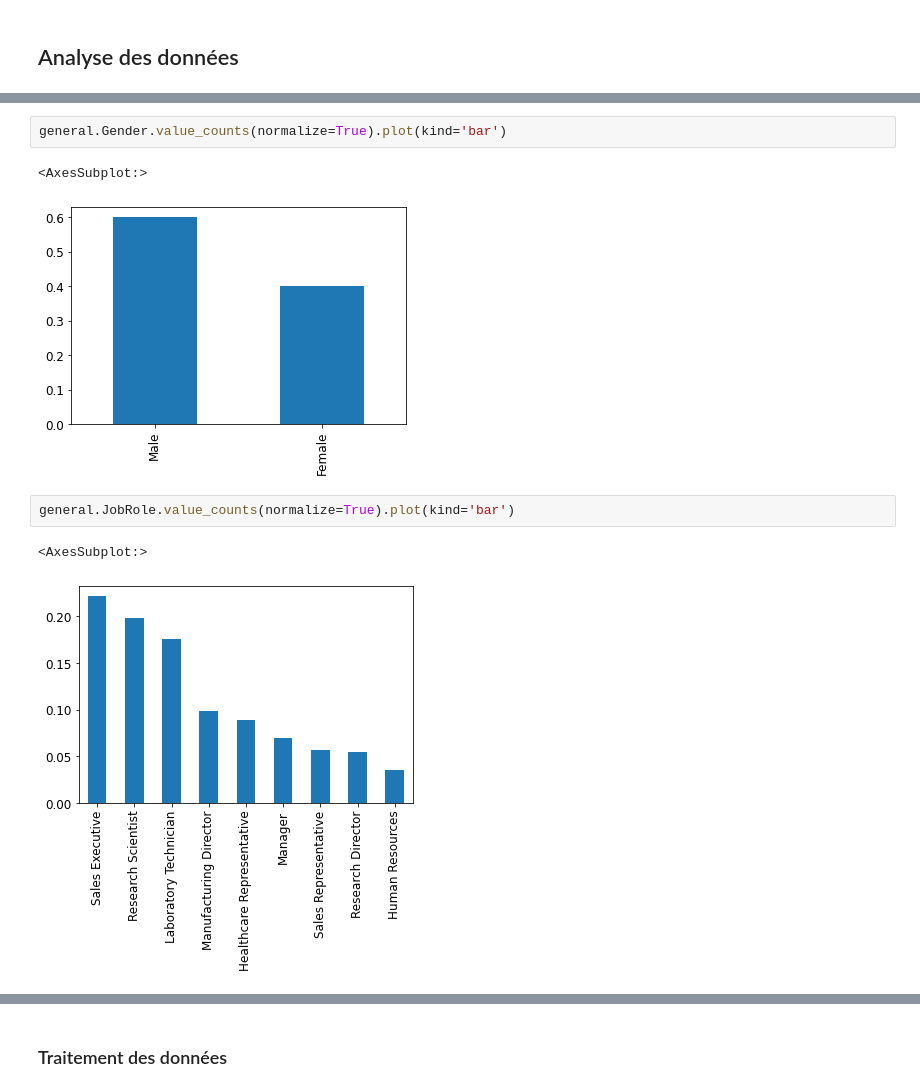
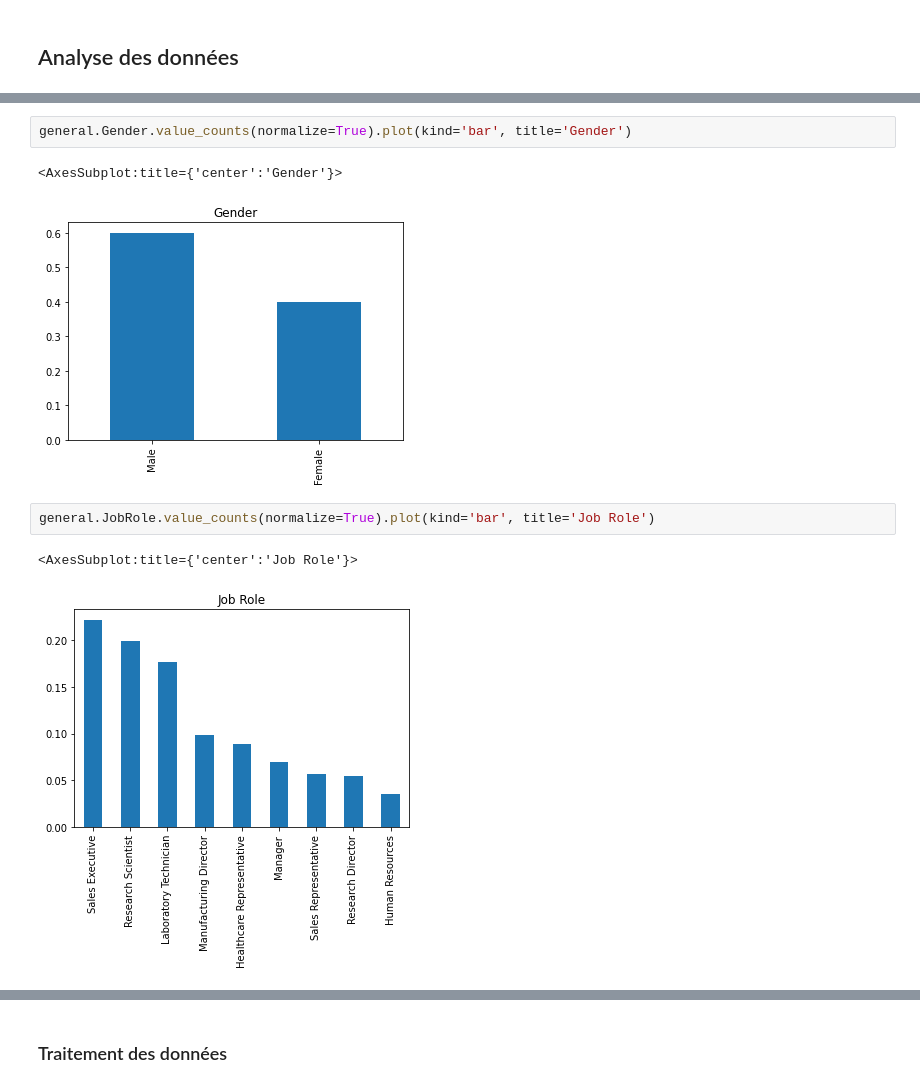
Before and after one commit to atarte/artificial_intelligence, a Jupyter notebook: Presentation.ipynb, the cells around one changed output, grey strips where cells are left out. Drawn from its saved outputs; the diff is of its cells as text.

```diff
--- a/Presentation.ipynb
+++ b/Presentation.ipynb
@@ -63,11 +77,11 @@ general.EducationField.value_counts(normalize=True).plot(kind='bar')
 # %%
-general.Gender.value_counts(normalize=True).plot(kind='bar')
+general.Gender.value_counts(normalize=True).plot(kind='bar', title='Gender')
 # %% [output]
-<AxesSubplot:>
+<AxesSubplot:title={'center':'Gender'}>
-[figure, old version]
+[figure, new version]
 # %%
-general.JobRole.value_counts(normalize=True).plot(kind='bar')
+general.JobRole.value_counts(normalize=True).plot(kind='bar', title='Job Role')
 # %% [output]
-<AxesSubplot:>
+<AxesSubplot:title={'center':'Job Role'}>
-[figure, old version]
+[figure, new version]
 # %%
```
Also changed, not shown: parts of 13 cells of this notebook.
